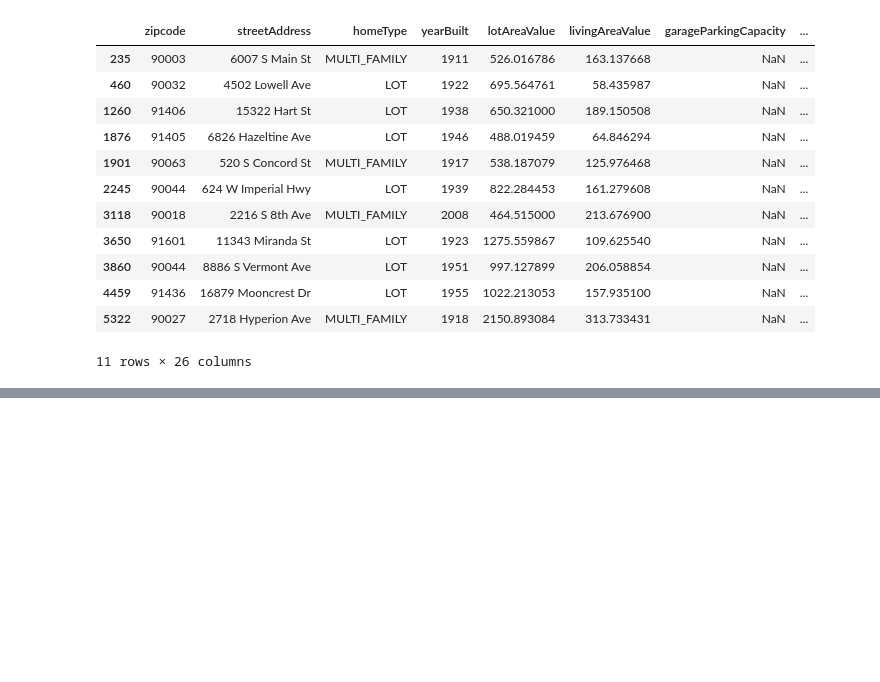
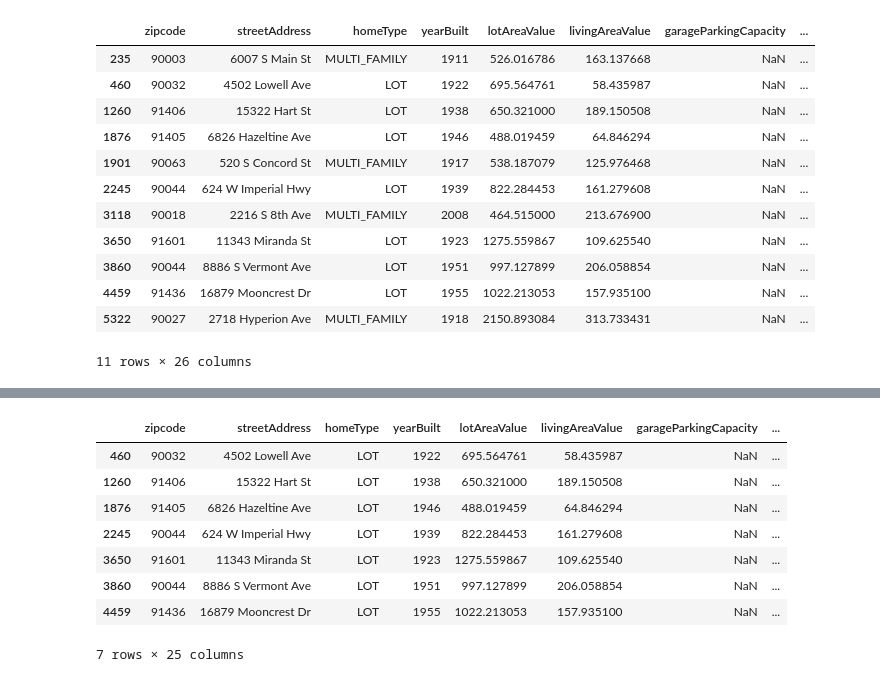
Before and after one commit to MAmin-y/House-price-analysis-and-prediction-LA-2024, a Jupyter notebook: analysis.ipynb, the cells around one changed output, grey strips where cells are left out. Saved outputs shown, nothing was run; the diff lists cells and outputs as text; code cells hidden in the pictures; blank space fills up the shorter version.

```diff
--- a/analysis.ipynb
+++ b/analysis.ipynb
@@ -526,0 +522,3 @@ df[df["bathrooms"] == 0]
+# %%
+#drop null bathrooms
+df.dropna(subset=["bathrooms"], inplace=True)
@@ -526,0 +548,13 @@ df[df["bathrooms"] == 0]
+# %%
+df[(df["stories"].isna())&(df["homeType"]=="LOT")]
+#replace null stories with 0 for LOT
+# %% [output]
+|  | zipcode | streetAddress | homeType | yearBuilt | lotAreaValue | livingAreaValue | garageParkingCapacity | ... |
+| 460 | 90032 | 4502 Lowell Ave | LOT | 1922 | 695.564761 | 58.435987 | NaN | ... |
+| 1260 | 91406 | 15322 Hart St | LOT | 1938 | 650.321000 | 189.150508 | NaN | ... |
+| 1876 | 91405 | 6826 Hazeltine Ave | LOT | 1946 | 488.019459 | 64.846294 | NaN | ... |
+| 2245 | 90044 | 624 W Imperial Hwy | LOT | 1939 | 822.284453 | 161.279608 | NaN | ... |
+| 3650 | 91601 | 11343 Miranda St | LOT | 1923 | 1275.559867 | 109.625540 | NaN | ... |
+| 3860 | 90044 | 8886 S Vermont Ave | LOT | 1951 | 997.127899 | 206.058854 | NaN | ... |
+| 4459 | 91436 | 16879 Mooncrest Dr | LOT | 1955 | 1022.213053 | 157.935100 | NaN | ... |
+7 rows × 25 columns
```
Also changed, not shown: parts of 53 cells of this notebook.
